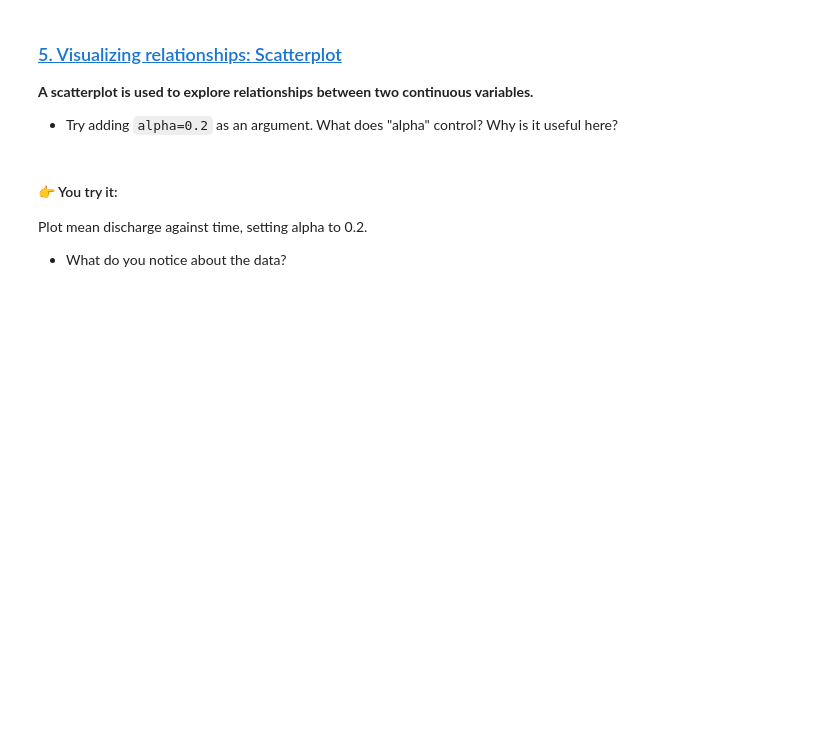
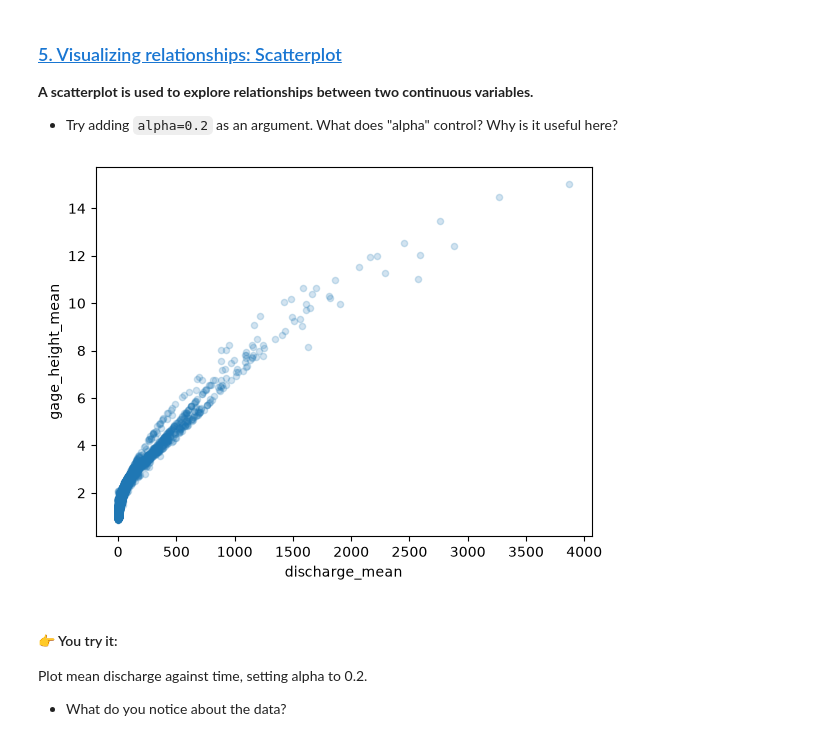
Before and after one commit to sarahj-hall/ENV700, a Jupyter notebook: Lessons/M3-2-data-exploration-visual-exploration.ipynb, the cells around one changed output. Saved outputs shown, nothing was run; the diff lists cells and outputs as text; code cells hidden in the pictures; blank space fills up the shorter version.

```diff
--- a/Lessons/M3-2-data-exploration-visual-exploration.ipynb
+++ b/Lessons/M3-2-data-exploration-visual-exploration.ipynb
@@ -241,7 +278,9 @@ sns.catplot(
 * Try adding `alpha=0.2` as an argument. What does "alpha" control? Why is it useful here?
 # %%
 #Plot mean gage height vs mean discharge
-USGS_flow_data.plot(kind='scatter', x='discharge_mean',y='gage_height_mean');
+USGS_flow_data.plot(kind='scatter', x='discharge_mean',y='gage_height_mean', alpha=0.2);
+# %% [output]
+[figure, added]
 # %% [markdown]
 #### 👉 You try it:
 Plot mean discharge against time, setting alpha to 0.2.
```
Also changed, not shown: parts of 11 cells of this notebook, 1 other file.
